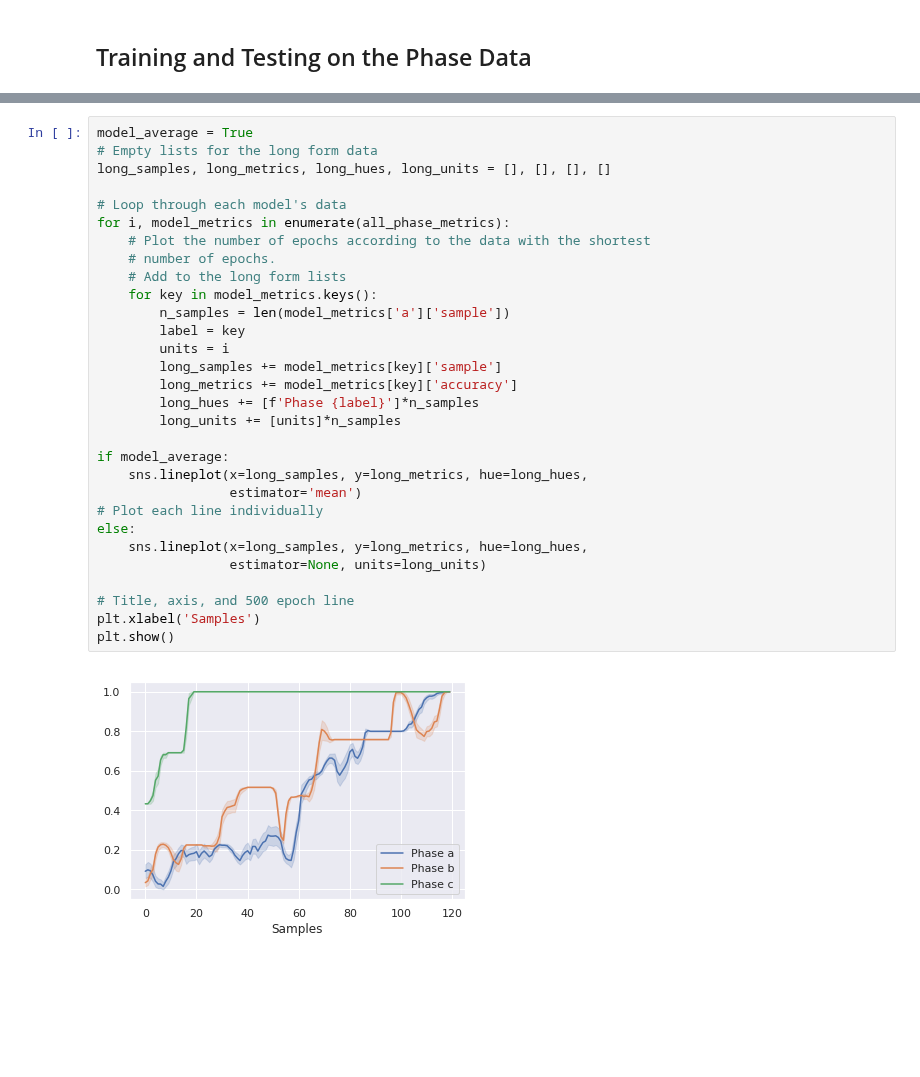
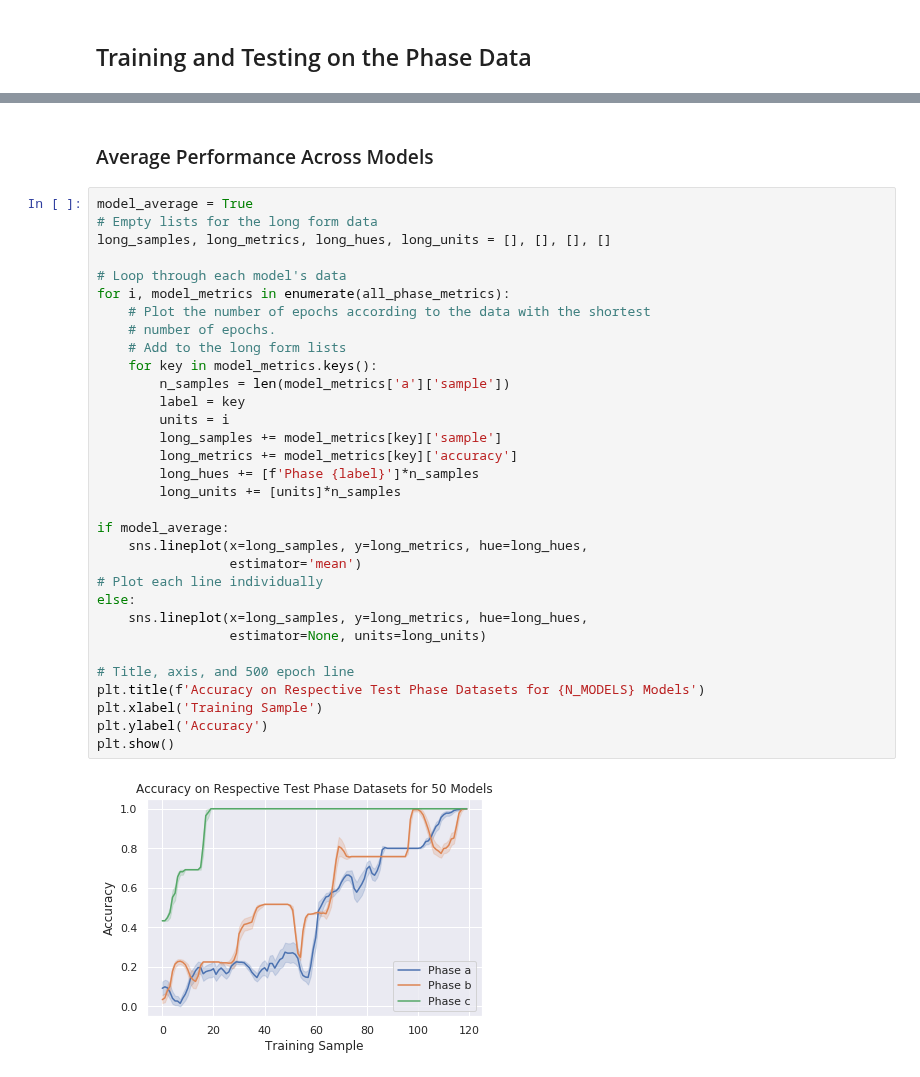
Before and after one commit to apra93/leabra-tf, a Jupyter notebook: docs/source/notebooks/0.8-Hierarchical-Learning.ipynb, the cells around one changed output, grey strips where cells are left out. Saved outputs shown, nothing was run; the diff lists cells and outputs as text; blank space fills up the shorter version.

Commit message:
NB: Cleaning up the plots.

```diff
--- a/docs/source/notebooks/0.8-Hierarchical-Learning.ipynb
+++ b/docs/source/notebooks/0.8-Hierarchical-Learning.ipynb
@@ -599,32 +586,36 @@ Wall time: 55.1 s
+# %% [markdown]
+### Average Performance Across Models
 # %%
 model_average = True
 # Empty lists for the long form data
 long_samples, long_metrics, long_hues, long_units = [], [], [], []
 
 # Loop through each model's data
 for i, model_metrics in enumerate(all_phase_metrics):
     # Plot the number of epochs according to the data with the shortest
     # number of epochs.
     # Add to the long form lists
     for key in model_metrics.keys():
         n_samples = len(model_metrics['a']['sample'])
         label = key
         units = i
         long_samples += model_metrics[key]['sample']
         long_metrics += model_metrics[key]['accuracy']
         long_hues += [f'Phase {label}']*n_samples
         long_units += [units]*n_samples
 
 if model_average:
     sns.lineplot(x=long_samples, y=long_metrics, hue=long_hues,
                  estimator='mean')
 # Plot each line individually
 else:
     sns.lineplot(x=long_samples, y=long_metrics, hue=long_hues,
                  estimator=None, units=long_units)
 
 # Title, axis, and 500 epoch line
-plt.xlabel('Samples')
+plt.title(f'Accuracy on Respective Test Phase Datasets for {N_MODELS} Models')
+plt.xlabel('Training Sample')
+plt.ylabel('Accuracy')
 plt.show()
 # %% [output]
-[figure, old version]
+[figure, new version]
```
Also changed, not shown: parts of 5 cells of this notebook.
